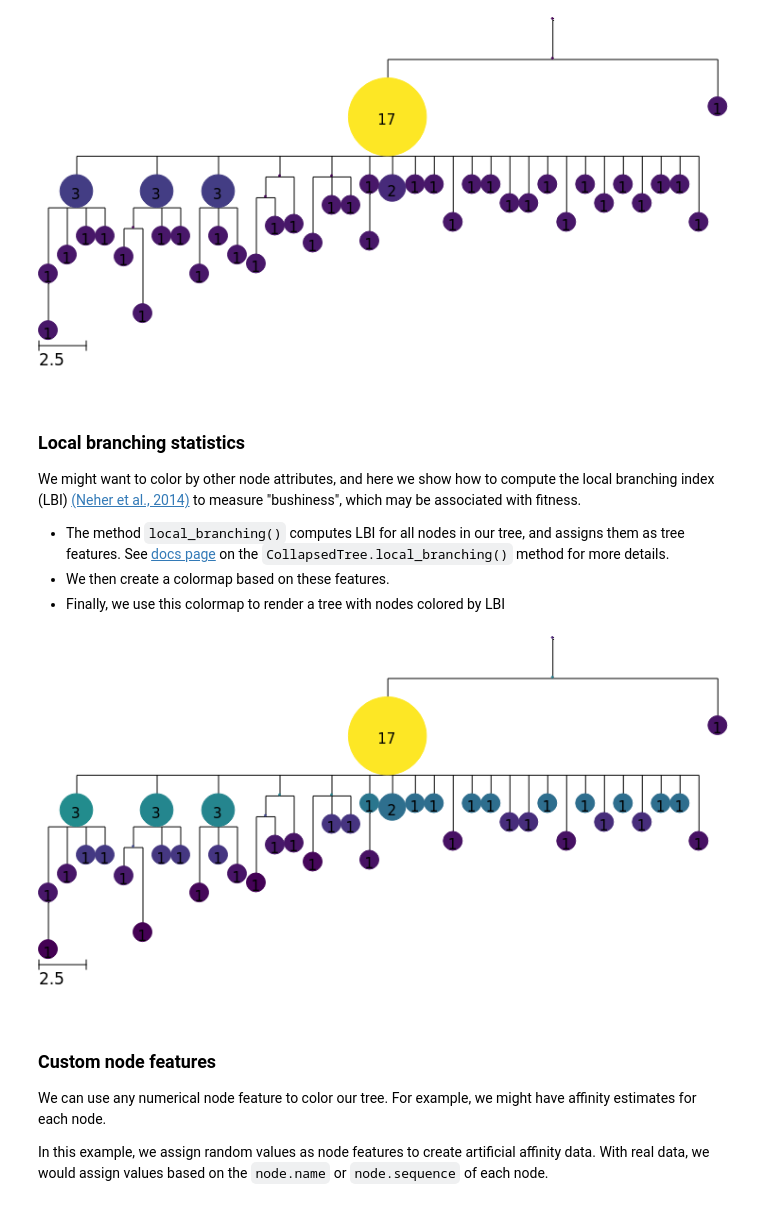
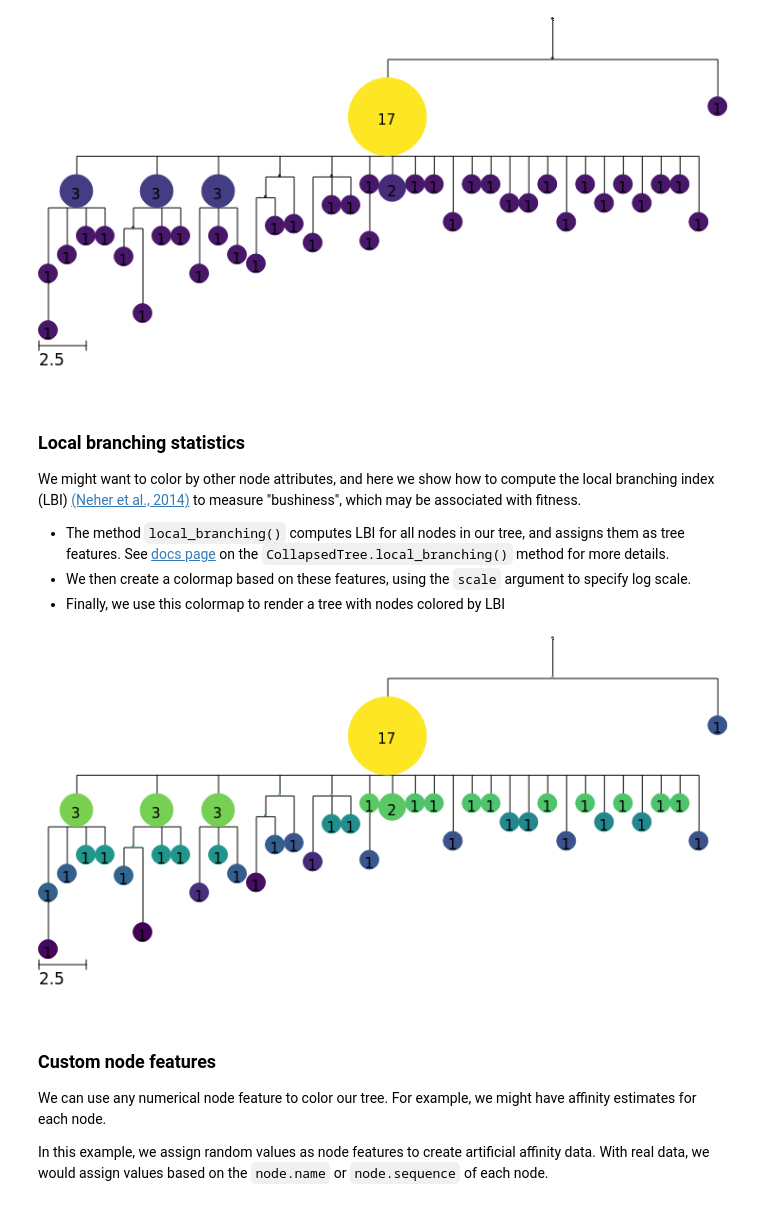
Before and after one commit to matsengrp/gctree, a Jupyter notebook: rendering-demo.ipynb, the cells around one changed output. Drawn from its saved outputs; the diff is of its cells as text; code cells hidden in the pictures.

```diff
--- a/rendering-demo.ipynb
+++ b/rendering-demo.ipynb
@@ -73,14 +73,14 @@ tree.render("%%inline", colormap=colormap)
 We might want to color by other node attributes, and here we show how to compute the local branching index (LBI) [(Neher et al., 2014)](https://elifesciences.org/articles/03568) to measure "bushiness", which may be associated with fitness.
 
 - The method `local_branching()` computes LBI for all nodes in our tree, and assigns them as tree features. See [docs page](https://matsengrp.github.io/gctree/stubs/gctree.CollapsedTree.html#gctree.CollapsedTree.local_branching) on the `CollapsedTree.local_branching()` method for more details.
-- We then create a colormap based on these features.
+- We then create a colormap based on these features, using the `scale` argument to specify log scale.
 - Finally, we use this colormap to render a tree with nodes colored by LBI
 # %%
 tree.local_branching()
-colormap = tree.feature_colormap("LBI")
+colormap = tree.feature_colormap("LBI", scale="log")
 tree.render("%%inline", colormap=colormap)
 # %% [output]
-[figure, old version]
+[figure, new version]
 # %% [markdown]
 ### Custom node features
 
```
Also changed, not shown: parts of 1 cell of this notebook, 15 other files.
